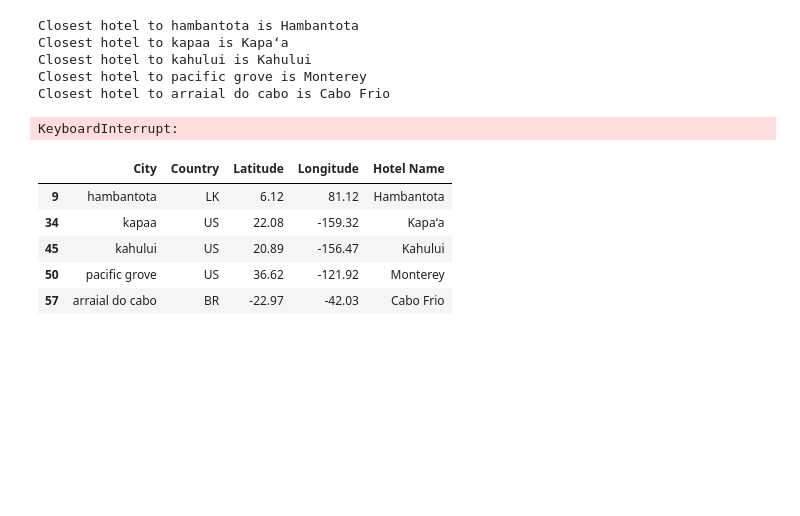
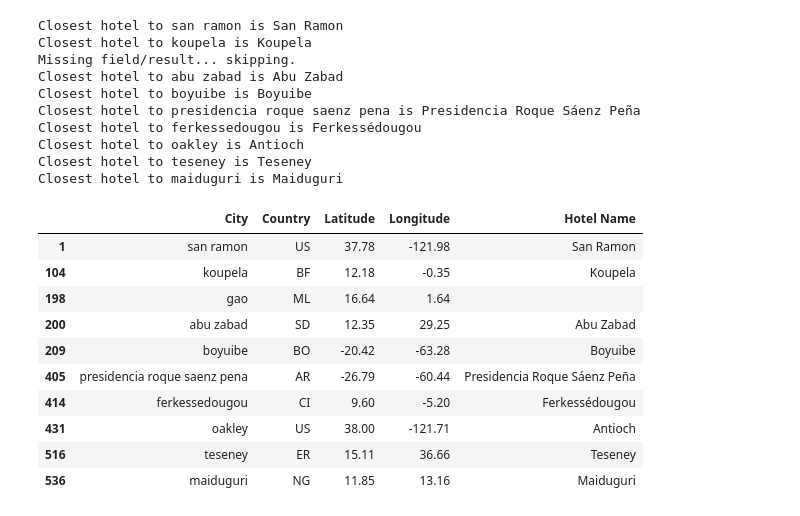
Before and after one commit to Shayoconnell7/python-api-challenge, a Jupyter notebook: VacationPy/VacationPy.ipynb, the cells around one changed output. Saved outputs shown, nothing was run; the diff lists cells and outputs as text; code cells hidden in the pictures; blank space fills up the shorter version.

```diff
--- a/VacationPy/VacationPy.ipynb
+++ b/VacationPy/VacationPy.ipynb
@@ -56,5 +45,5 @@ fig
 # %%
-nice_weather = cd_2.drop(cd_2[(cd_2['Max Temp'] <= 75) | (cd_2['Max Temp'] >= 80) | (cd_2['Cloudiness'] >= 50) | (cd_2['Wind Speed'] >= 10)].index)
+nice_weather = cd_2.drop(cd_2[(cd_2['Max Temp'] <= 74) | (cd_2['Max Temp'] >= 80) | (cd_2['Cloudiness'] >= 50) | (cd_2['Wind Speed'] >= 10)| (cd_2['Humidity'] >= 70)].index)
 
 nice_weather.reset_index(drop=True)
 # %% [output]
@@ -82,22 +60,0 @@ nice_weather.reset_index(drop=True)
-# %%
-
-base_url = 'https://maps.googleapis.com/maps/api/place/nearbysearch/json?location='
-
-for index, row in nice_weather.iterrows():
-    city_name = row['City']
-    city_lat = row['Latitude']
-    city_long = row['Longitude']
-
-    params = {
-    "location": {city_lat,city_long},
-    "radius" : "5000",
-    "type" : "hotel",
-    "key" : g_key,
-    }
-
-
-    hotel_df = requests.get(base_url, params=params).json()
-    #time.sleep(1)
-    print(json.dumps(hotel_df, indent=4))
-
-hotel_df.head()
@@ -154,6 +92,8 @@ for index, row in nice_weather.iterrows():
    # convert to json
 
     hotels = hotels.json()
+
+    #print(json.dumps(hotels, indent=4))
     #Grab the first hotel from the results and store the name
     try:
         hotel_df.loc[index, "Hotel Name"] = hotels["results"][0]["name"]
@@ -162,21 +102,30 @@ for index, row in nice_weather.iterrows():
     except (KeyError, IndexError):
         print("Missing field/result... skipping.")
 # %% [output]
-Closest hotel to hambantota is Hambantota
-Closest hotel to kapaa is Kapaʻa
-Closest hotel to kahului is Kahului
-Closest hotel to pacific grove is Monterey
-Closest hotel to arraial do cabo is Cabo Frio
+Closest hotel to san ramon is San Ramon
+Closest hotel to koupela is Koupela
+Missing field/result... skipping.
+Closest hotel to abu zabad is Abu Zabad
+Closest hotel to boyuibe is Boyuibe
+Closest hotel to presidencia roque saenz pena is Presidencia Roque Sáenz Peña
+Closest hotel to ferkessedougou is Ferkessédougou
+Closest hotel to oakley is Antioch
+Closest hotel to teseney is Teseney
+Closest hotel to maiduguri is Maiduguri
-KeyboardInterrupt:
 # %%
-hotel_df.head()
+hotel_df
 # %% [output]
 |  | City | Country | Latitude | Longitude | Hotel Name |
-| 9 | hambantota | LK | 6.12 | 81.12 | Hambantota |
-| 34 | kapaa | US | 22.08 | -159.32 | Kapaʻa |
-| 45 | kahului | US | 20.89 | -156.47 | Kahului |
-| 50 | pacific grove | US | 36.62 | -121.92 | Monterey |
-| 57 | arraial do cabo | BR | -22.97 | -42.03 | Cabo Frio |
+| 1 | san ramon | US | 37.78 | -121.98 | San Ramon |
+| 104 | koupela | BF | 12.18 | -0.35 | Koupela |
+| 198 | gao | ML | 16.64 | 1.64 |  |
+| 200 | abu zabad | SD | 12.35 | 29.25 | Abu Zabad |
+| 209 | boyuibe | BO | -20.42 | -63.28 | Boyuibe |
+| 405 | presidencia roque saenz pena | AR | -26.79 | -60.44 | Presidencia Roque Sáenz Peña |
+| 414 | ferkessedougou | CI | 9.60 | -5.20 | Ferkessédougou |
+| 431 | oakley | US | 38.00 | -121.71 | Antioch |
+| 516 | teseney | ER | 15.11 | 36.66 | Teseney |
+| 536 | maiduguri | NG | 11.85 | 13.16 | Maiduguri |
 # %%
 # NOTE: Do not change any of the code in this cell
 
```
Also changed, not shown: parts of 15 cells of this notebook, 14 other files.
